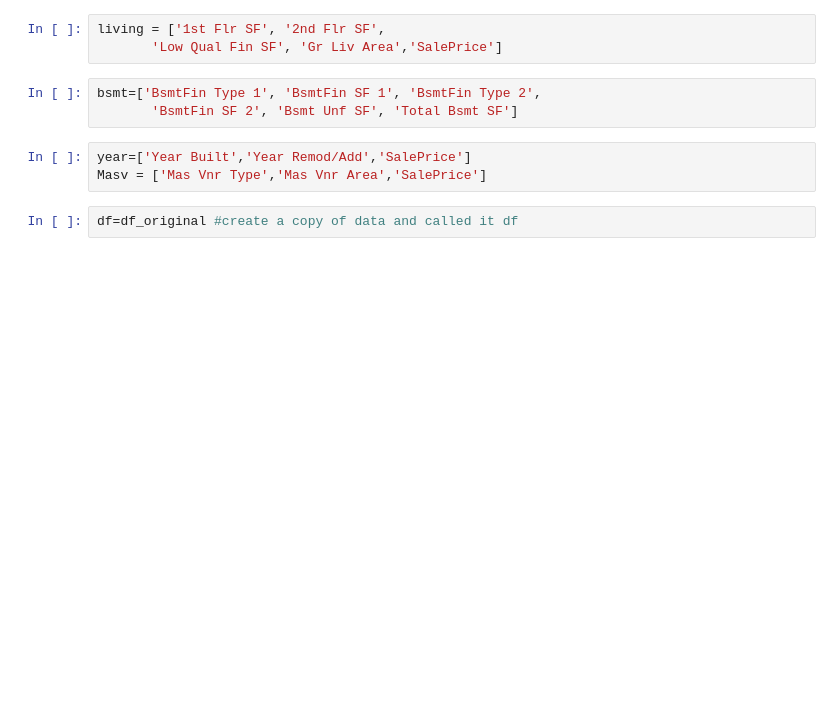
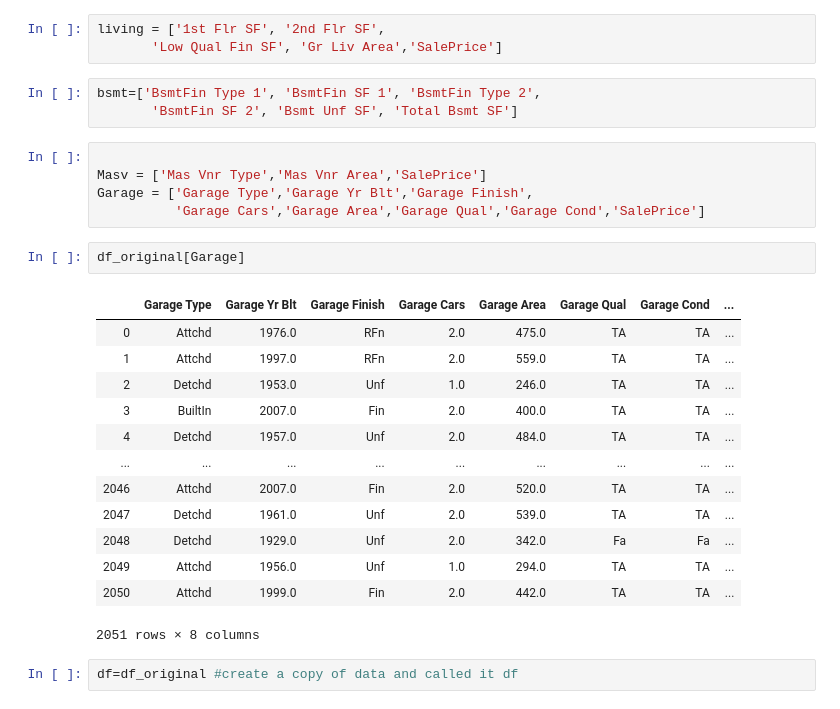
Before and after one commit to Kuduhe/Ames-Housing-Price-Project, a Jupyter notebook: Data Cleaning and pre-processing.ipynb, the cells around one changed output. Cells and saved outputs as stored; diff of their text form; blank space fills up the shorter version.

```diff
--- a/Data Cleaning and pre-processing.ipynb
+++ b/Data Cleaning and pre-processing.ipynb
@@ -333,9 +67,27 @@ living = ['1st Flr SF', '2nd Flr SF',
 # %%
 bsmt=['BsmtFin Type 1', 'BsmtFin SF 1', 'BsmtFin Type 2',
        'BsmtFin SF 2', 'Bsmt Unf SF', 'Total Bsmt SF']
-# %%
-year=['Year Built','Year Remod/Add','SalePrice']
-Masv = ['Mas Vnr Type','Mas Vnr Area','SalePrice']
+# %%
+
+Masv = ['Mas Vnr Type','Mas Vnr Area','SalePrice']
+Garage = ['Garage Type','Garage Yr Blt','Garage Finish',
+          'Garage Cars','Garage Area','Garage Qual','Garage Cond','SalePrice']
+# %%
+df_original[Garage]
+# %% [output]
+|  | Garage Type | Garage Yr Blt | Garage Finish | Garage Cars | Garage Area | Garage Qual | Garage Cond | ... |
+| 0 | Attchd | 1976.0 | RFn | 2.0 | 475.0 | TA | TA | ... |
+| 1 | Attchd | 1997.0 | RFn | 2.0 | 559.0 | TA | TA | ... |
+| 2 | Detchd | 1953.0 | Unf | 1.0 | 246.0 | TA | TA | ... |
+| 3 | BuiltIn | 2007.0 | Fin | 2.0 | 400.0 | TA | TA | ... |
+| 4 | Detchd | 1957.0 | Unf | 2.0 | 484.0 | TA | TA | ... |
+| ... | ... | ... | ... | ... | ... | ... | ... | ... |
+| 2046 | Attchd | 2007.0 | Fin | 2.0 | 520.0 | TA | TA | ... |
+| 2047 | Detchd | 1961.0 | Unf | 2.0 | 539.0 | TA | TA | ... |
+| 2048 | Detchd | 1929.0 | Unf | 2.0 | 342.0 | Fa | Fa | ... |
+| 2049 | Attchd | 1956.0 | Unf | 1.0 | 294.0 | TA | TA | ... |
+| 2050 | Attchd | 1999.0 | Fin | 2.0 | 442.0 | TA | TA | ... |
+2051 rows × 8 columns
 # %%
 df=df_original #create a copy of data and called it df
 # %% [markdown]
```
Also changed, not shown: parts of 12 cells of this notebook, 10 other files.
